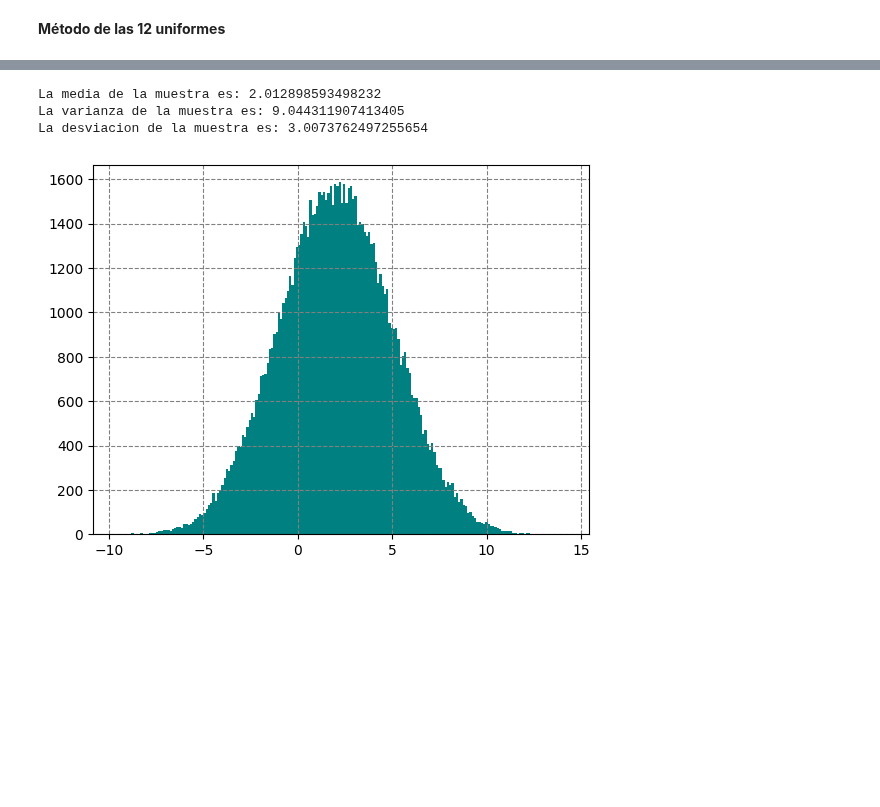
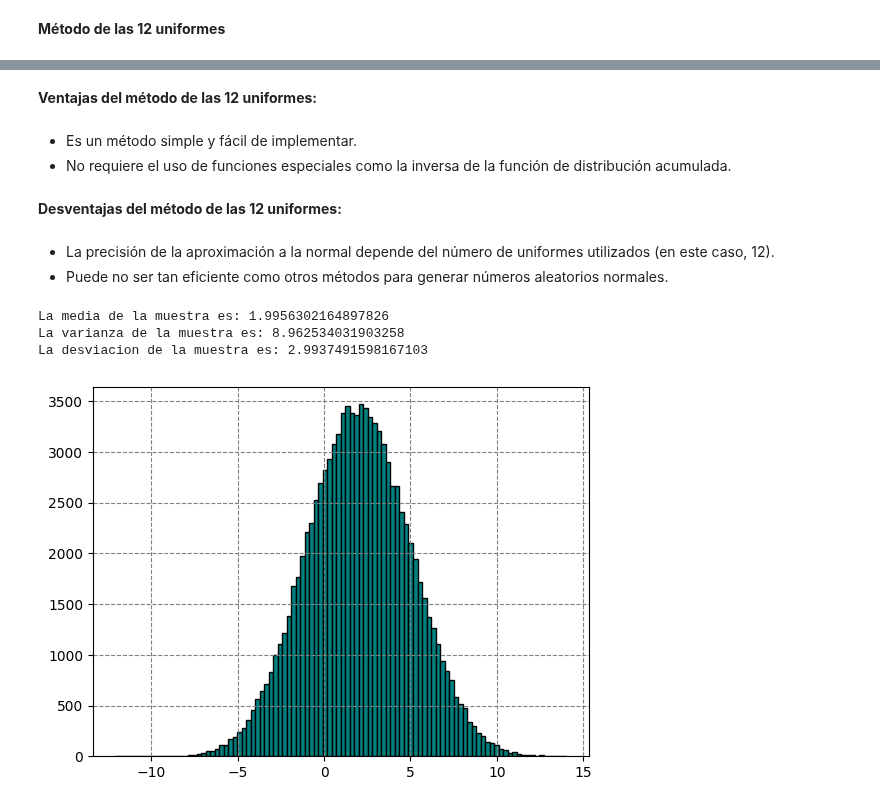
Before and after one commit to JimenezHAnaFer/SIMULACION-1, a Jupyter notebook: Método_de_las_12_uniformes.ipynb, the cells around one changed output, grey strips where cells are left out. Cells and saved outputs as stored; diff of their text form; code cells hidden in the pictures; blank space fills up the shorter version.

```diff
--- a/Método_de_las_12_uniformes.ipynb
+++ b/Método_de_las_12_uniformes.ipynb
@@ -11,3 +18,17 @@ Generamos n números aleatorios yconsideramos:
+# %% [markdown]
+**Ventajas del método de las 12 uniformes:**
+# %% [markdown]
+
+
+*   Es un método simple y fácil de implementar.
+*   No requiere el uso de funciones especiales como la inversa de la función de distribución acumulada.
+# %% [markdown]
+**Desventajas del método de las 12 uniformes:**
+# %% [markdown]
+
+
+*   La precisión de la aproximación a la normal depende del número de uniformes utilizados (en este caso, 12).
+*   Puede no ser tan eficiente como otros métodos para generar números aleatorios normales.
 # %%
 from os import listxattr
 import random as rd
@@ -22,35 +43,35 @@ media=2
 vaianza=3
 
 def z():
  suma=0
  for _ in range(n):
     R_i=rd.random()
     suma=suma+R_i
  return suma-6
 
 
 lista=[]
 def experimento(m):
   for _ in range(m):
     x=media+vaianza*z()
     lista.append(x)
   return lista
 
 muestra=experimento(100000)
 
 media_muestra=np.mean(muestra)
 print('La media de la muestra es:',media_muestra)
 varianza_muestra=np.var(muestra)
 print('La varianza de la muestra es:',varianza_muestra)
 desviacion_muestra=np.std(muestra)
 print('La desviacion de la muestra es:',desviacion_muestra)
 
 
-plt.hist(muestra, bins=200, color='teal')
+plt.hist(muestra, bins=100, color='teal', edgecolor='black')
 plt.grid(True,linestyle='--',color='gray')
 plt.show()
 # %% [output]
-La media de la muestra es: 2.012898593498232
-La varianza de la muestra es: 9.044311907413405
-La desviacion de la muestra es: 3.0073762497255654
+La media de la muestra es: 1.9956302164897826
+La varianza de la muestra es: 8.962534031903258
+La desviacion de la muestra es: 2.9937491598167103
-[figure, old version]
+[figure, new version]
```
Also changed, not shown: parts of 4 cells of this notebook.
